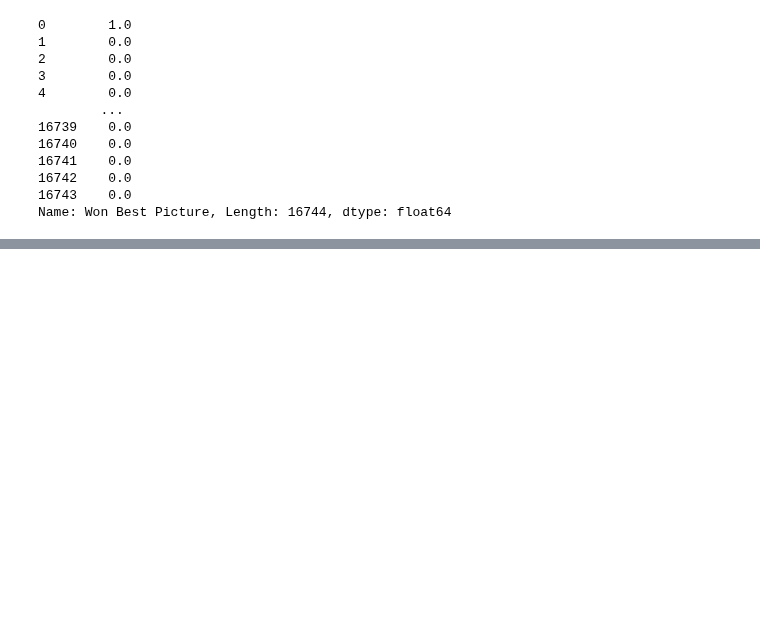
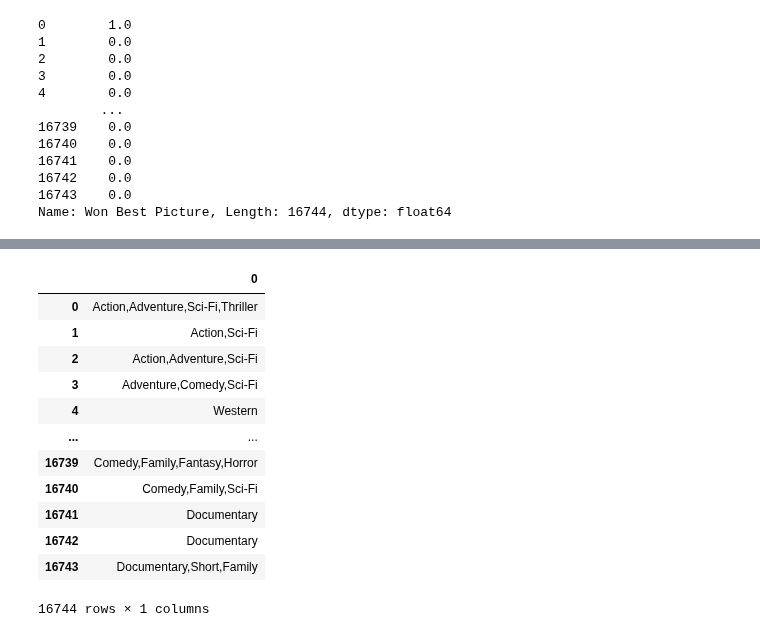
Before and after one commit to jacance/streaming-service-analysis, a Jupyter notebook: data_merge_paola.ipynb, the cells around one changed output, grey strips where cells are left out. Cells and saved outputs as stored; diff of their text form; code cells hidden in the pictures; blank space fills up the shorter version.

Commit message:
Working on movie genre count

```diff
--- a/data_merge_justin.ipynb
+++ b/data_merge_paola.ipynb
@@ -256,0 +255,5 @@ combined_df[combined_df[]]
+# %%
+combined_df["Nomination"] = combined_df["Nomination"].fillna(0)
+combined_df["Wins"] = combined_df["Runtime"].fillna(0)
+combined_df["Wins"] = combined_df["Wins"].fillna(0)
+combined_df
@@ -256,0 +274,17 @@ combined_df[combined_df[]]
+# %%
+genre_df=pd.DataFrame(combined_df["Genres"].str.split(", ", expand=True))
+genre_df
+# %% [output]
+|  | 0 |
+| 0 | Action,Adventure,Sci-Fi,Thriller |
+| 1 | Action,Sci-Fi |
+| 2 | Action,Adventure,Sci-Fi |
+| 3 | Adventure,Comedy,Sci-Fi |
+| 4 | Western |
+| ... | ... |
+| 16739 | Comedy,Family,Fantasy,Horror |
+| 16740 | Comedy,Family,Sci-Fi |
+| 16741 | Documentary |
+| 16742 | Documentary |
+| 16743 | Documentary,Short,Family |
+16744 rows × 1 columns
```
Also changed, not shown: parts of 11 cells of this notebook.
